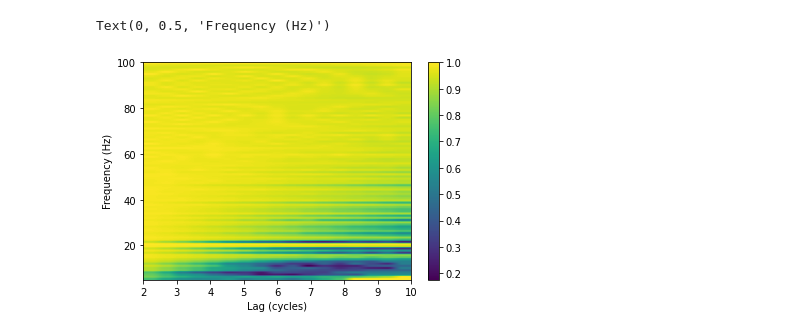
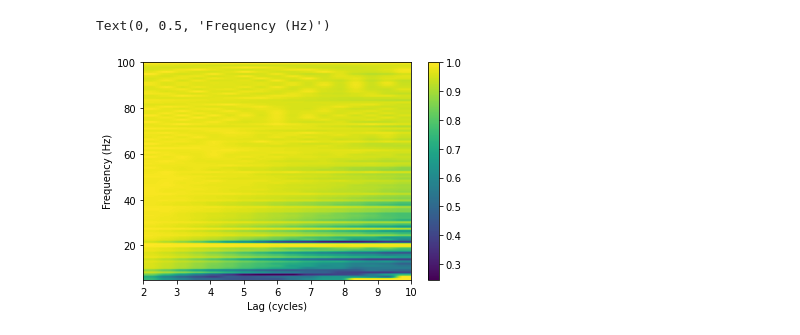
Before and after one commit to danclab/lagged_hilbert_coherence, a Jupyter notebook: python/demo.ipynb, the cells around one changed output. Drawn from its saved outputs; the diff is of its cells as text; code cells hidden in the pictures.

```diff
--- a/python/demo.ipynb
+++ b/python/demo.ipynb
@@ -399,3 +543,19 @@ def lagged_hilbert_coherence(signal, srate, freq, lag):
     lc = np.mean(lc)
 
     return num, denom, lc
+# %%
+# Evaluate at 2-10 lag cycles
+lags=np.arange(2,10.5,.5)
+
+# Evaluate at 15 and 20 Hz
+freqs=[15, 20]
+
+for f_idx,freq in enumerate(freqs):
+    lcs=np.zeros(len(lags))
+    for l_idx,lag in enumerate(lags):
+        num, denom, lcs[l_idx] = lagged_coherence(signal, srate, freq, lag)
+
+    plt.plot(lags,lcs,label='{}Hz'.format(freq))
+plt.legend()
+plt.xlabel('Lag (cycles)')
+plt.ylabel('Lagged coherence')
@@ -402,13 +565,16 @@ def lagged_hilbert_coherence(signal, srate, freq, lag):
 # %%
 # Evaluate at 2-10 lag cycles
 lags=np.arange(2,10.5,.5)
+# Determine the frequency resolution
+df = 1
+
 # Evaluate at 15 and 20 Hz
 freqs=[15, 20]
 
 for f_idx,freq in enumerate(freqs):
     lcs=np.zeros(len(lags))
     for l_idx,lag in enumerate(lags):
-        num, denom, lcs[l_idx] = lagged_hilbert_coherence(signal, srate, freq, lag)
+        num, denom, lcs[l_idx] = lagged_hilbert_coherence(signal, srate, freq, lag, df)
 
     plt.plot(lags,lcs,label='{}Hz'.format(freq))
 plt.legend()
@@ -420,5 +586,8 @@ Text(0, 0.5, 'Lagged coherence')
 # %%
 # What about at a frequency where we know there is only noise?
-num, denom, lc = lagged_hilbert_coherence(signal, srate, 40, 5)
+num, denom, lc = lagged_coherence(signal, srate, 50, 5)
 print(lc)
+# What about at a frequency where we know there is only noise?
+num, denom, lc = lagged_hilbert_coherence(signal, srate, 40, 5, df)
+print(lc)
 # %% [output]
@@ -435,0 +606,15 @@ print('40Hz: numerator={}, denominator={}, lc={}'.format(np.mean(num2), np.mean(
+# %%
+# Evaluate at 2-10 lag cycles
+lags=np.arange(2,10.5,.5)
+# Evaluate at 5-100 Hz
+freqs=np.linspace(5,100,100)
+
+lcs=np.zeros((len(freqs),len(lags)))
+for f_idx,freq in enumerate(freqs):
+    for l_idx,lag in enumerate(lags):
+        num, denom, lcs[f_idx,l_idx] = lagged_coherence(signal, srate, freq, lag,)
+
+im=plt.imshow(lcs, extent=[lags[0], lags[-1], freqs[0], freqs[-1]], origin='lower', aspect='auto')
+plt.colorbar(im)
+plt.xlabel('Lag (cycles)')
+plt.ylabel('Frequency (Hz)')
@@ -436,23 +624,25 @@ print('40Hz: numerator={}, denominator={}, lc={}'.format(np.mean(num2), np.mean(
 # %%
 # At 40Hz, the numerator and denominator are both low, but nearly exactly the same
 # I think this is due to amplitude correlations introduced by bandpass filtering in a freq
 # range with low power (https://journals.physiology.org/doi/full/10.1152/jn.00851.2013)
 # Here's the effect over a range of frequencies
 
 # Evaluate at 2-10 lag cycles
 lags=np.arange(2,10.5,.5)
 # Evaluate at 5-100 Hz
 freqs=np.linspace(5,100,100)
+# Determine the frequency resolution
+df = np.diff(freqs)[0]
 
 lcs=np.zeros((len(freqs),len(lags)))
 for f_idx,freq in enumerate(freqs):
     for l_idx,lag in enumerate(lags):
-        num, denom, lcs[f_idx,l_idx] = lagged_hilbert_coherence(signal, srate, freq, lag)
+        num, denom, lcs[f_idx,l_idx] = lagged_hilbert_coherence(signal, srate, freq, lag, df)
 
 im=plt.imshow(lcs, extent=[lags[0], lags[-1], freqs[0], freqs[-1]], origin='lower', aspect='auto')
 plt.colorbar(im)
 plt.xlabel('Lag (cycles)')
 plt.ylabel('Frequency (Hz)')
 # %% [output]
 Text(0, 0.5, 'Frequency (Hz)')
-[figure, old version]
+[figure, new version]
```
Also changed, not shown: parts of 24 cells of this notebook.
